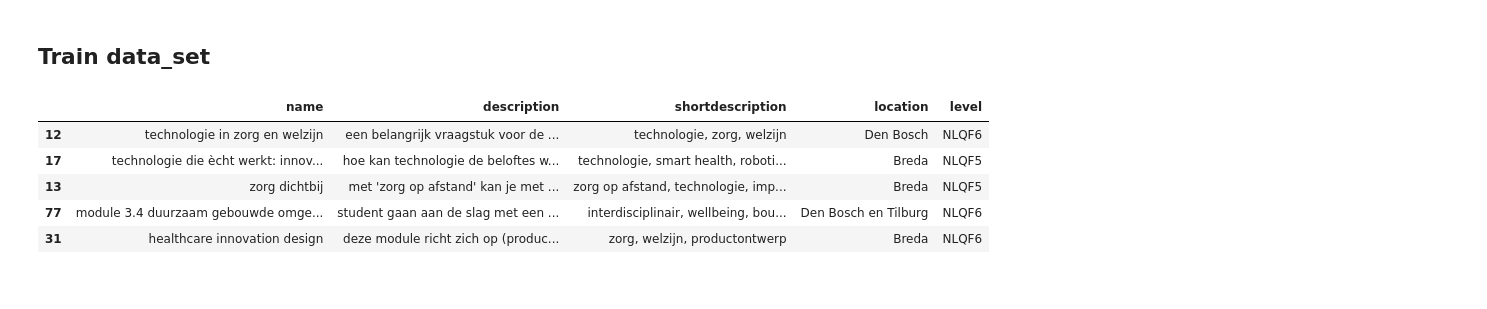
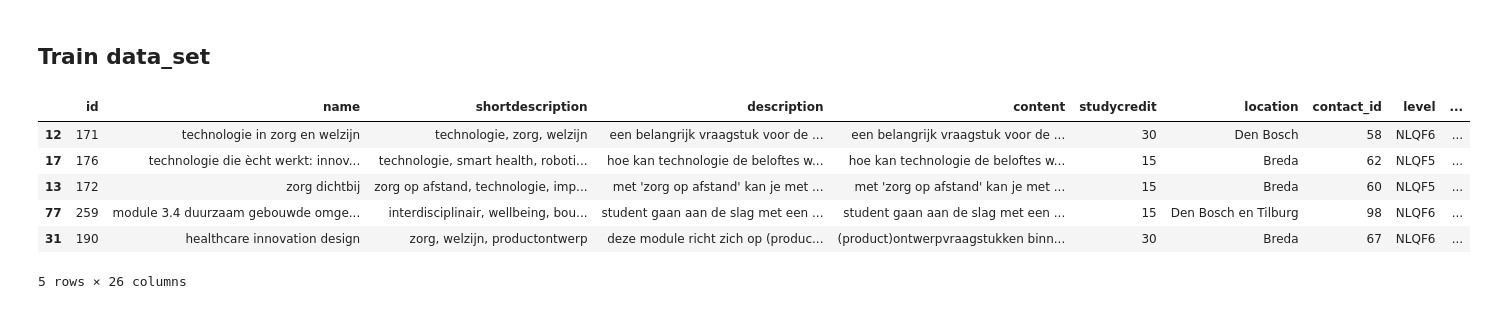
Before and after one commit to EnesT51/LU2-AI-Prototype, a Jupyter notebook: AI-PoC/AI_PoC.ipynb, the cells around one changed output. Cells and saved outputs as stored; diff of their text form; code cells hidden in the pictures.

```diff
--- a/AI-PoC/AI_PoC.ipynb
+++ b/AI-PoC/AI_PoC.ipynb
@@ -355,15 +406,16 @@ student_input = "zorg, gezondheid en welzijn, technologie, programmeren"
 # %%
 recommender = HybridRecommender(cosine_sim=0.5, intrest_match=0.2, tfidf_score=0.2, popularity_score=0.1)
 
 # als je nog niet getraind hebt moet je dit doen:
   # voorbeeld DataFrame met interacties
 recommender.fit('VKM_dataset_cleaned.csv')
 top_rec = recommender.recommend(student_input, top_k=5)
-top_rec[['name', 'description', 'shortdescription', 'location', 'level']].head()
+top_rec.head()
 # %% [output]
-|  | name | description | shortdescription | location | level |
-| 12 | technologie in zorg en welzijn | een belangrijk vraagstuk voor de ... | technologie, zorg, welzijn | Den Bosch | NLQF6 |
-| 17 | technologie die ècht werkt: innov... | hoe kan technologie de beloftes w... | technologie, smart health, roboti... | Breda | NLQF5 |
-| 13 | zorg dichtbij | met 'zorg op afstand' kan je met ... | zorg op afstand, technologie, imp... | Breda | NLQF5 |
-| 77 | module 3.4 duurzaam gebouwde omge... | student gaan aan de slag met een ... | interdisciplinair, wellbeing, bou... | Den Bosch en Tilburg | NLQF6 |
-| 31 | healthcare innovation design | deze module richt zich op (produc... | zorg, welzijn, productontwerp | Breda | NLQF6 |
+|  | id | name | shortdescription | description | content | studycredit | location | contact_id | level | ... |
+| 12 | 171 | technologie in zorg en welzijn | technologie, zorg, welzijn | een belangrijk vraagstuk voor de ... | een belangrijk vraagstuk voor de ... | 30 | Den Bosch | 58 | NLQF6 | ... |
+| 17 | 176 | technologie die ècht werkt: innov... | technologie, smart health, roboti... | hoe kan technologie de beloftes w... | hoe kan technologie de beloftes w... | 15 | Breda | 62 | NLQF5 | ... |
+| 13 | 172 | zorg dichtbij | zorg op afstand, technologie, imp... | met 'zorg op afstand' kan je met ... | met 'zorg op afstand' kan je met ... | 15 | Breda | 60 | NLQF5 | ... |
+| 77 | 259 | module 3.4 duurzaam gebouwde omge... | interdisciplinair, wellbeing, bou... | student gaan aan de slag met een ... | student gaan aan de slag met een ... | 15 | Den Bosch en Tilburg | 98 | NLQF6 | ... |
+| 31 | 190 | healthcare innovation design | zorg, welzijn, productontwerp | deze module richt zich op (produc... | (product)ontwerpvraagstukken binn... | 30 | Breda | 67 | NLQF6 | ... |
+5 rows × 26 columns
```
Also changed, not shown: parts of 5 cells of this notebook.
